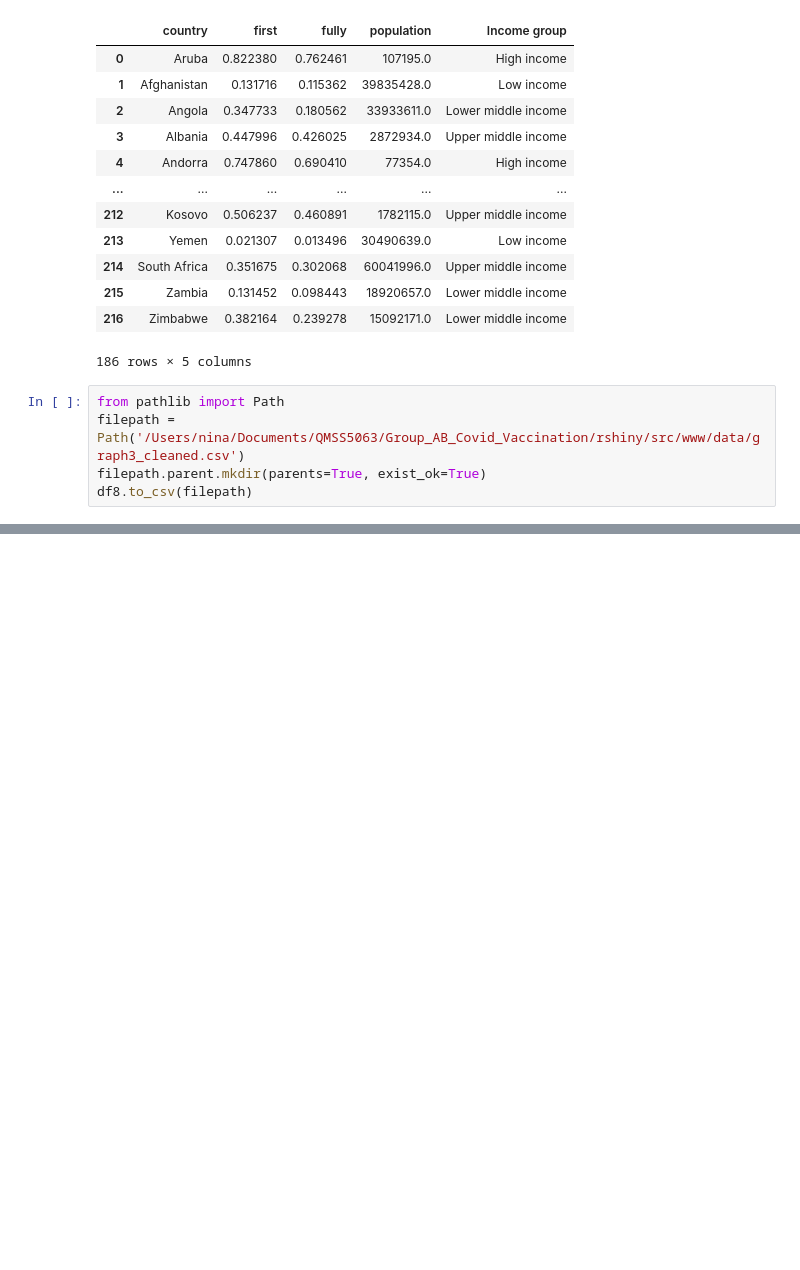
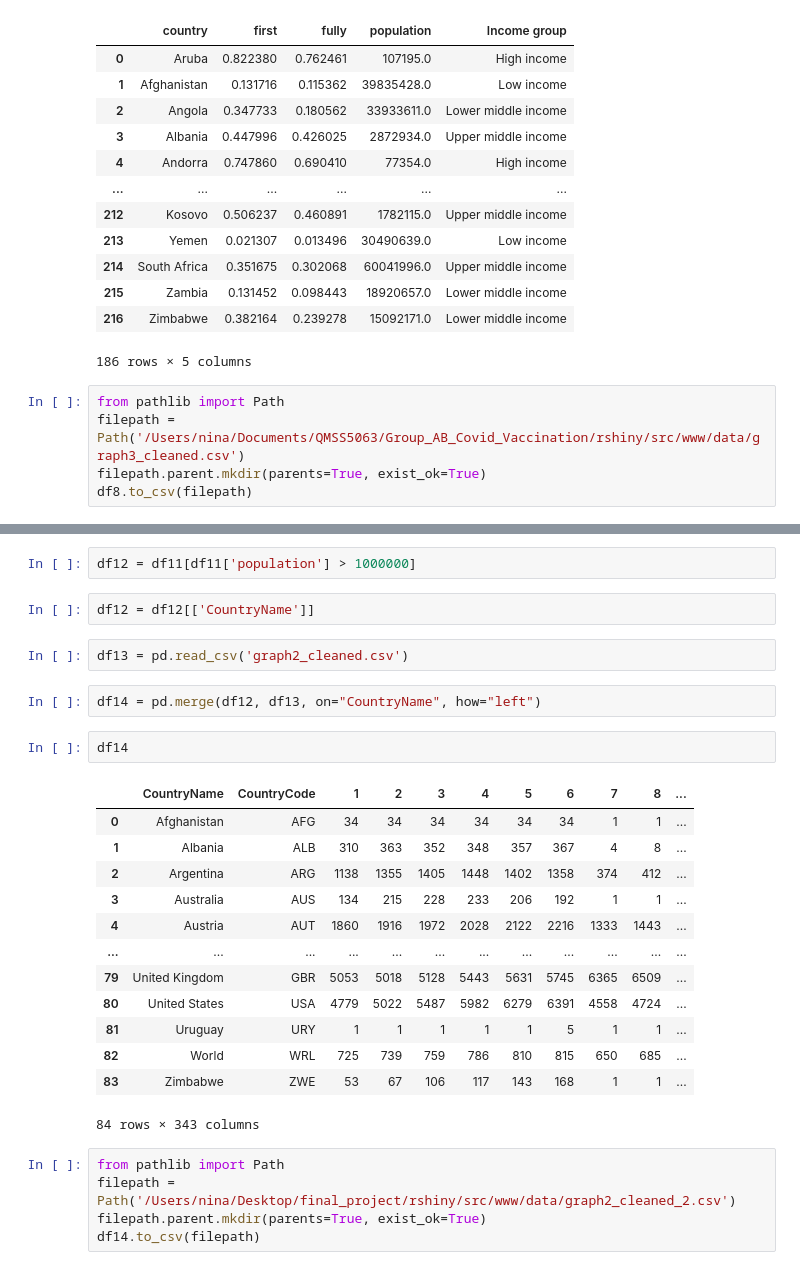
Before and after one commit to QMSS-G5063-2022/Group_AB_Covid_Vaccination, a Jupyter notebook: rshiny/src/www/data/clean_data.ipynb, the cells around one changed output, grey strips where cells are left out. Drawn from its saved outputs; the diff is of its cells as text; blank space fills up the shorter version.

```diff
--- a/rshiny/src/www/data/clean_data.ipynb
+++ b/rshiny/src/www/data/clean_data.ipynb
@@ -185,0 +213,29 @@ df8.to_csv(filepath)
+# %%
+df12 = df11[df11['population'] > 1000000]
+# %%
+df12 = df12[['CountryName']]
+# %%
+df13 = pd.read_csv('graph2_cleaned.csv')
+# %%
+df14 = pd.merge(df12, df13, on="CountryName", how="left")
+# %%
+df14
+# %% [output]
+|  | CountryName | CountryCode | 1 | 2 | 3 | 4 | 5 | 6 | 7 | 8 | ... |
+| 0 | Afghanistan | AFG | 34 | 34 | 34 | 34 | 34 | 34 | 1 | 1 | ... |
+| 1 | Albania | ALB | 310 | 363 | 352 | 348 | 357 | 367 | 4 | 8 | ... |
+| 2 | Argentina | ARG | 1138 | 1355 | 1405 | 1448 | 1402 | 1358 | 374 | 412 | ... |
+| 3 | Australia | AUS | 134 | 215 | 228 | 233 | 206 | 192 | 1 | 1 | ... |
+| 4 | Austria | AUT | 1860 | 1916 | 1972 | 2028 | 2122 | 2216 | 1333 | 1443 | ... |
+| ... | ... | ... | ... | ... | ... | ... | ... | ... | ... | ... | ... |
+| 79 | United Kingdom | GBR | 5053 | 5018 | 5128 | 5443 | 5631 | 5745 | 6365 | 6509 | ... |
+| 80 | United States | USA | 4779 | 5022 | 5487 | 5982 | 6279 | 6391 | 4558 | 4724 | ... |
+| 81 | Uruguay | URY | 1 | 1 | 1 | 1 | 1 | 5 | 1 | 1 | ... |
+| 82 | World | WRL | 725 | 739 | 759 | 786 | 810 | 815 | 650 | 685 | ... |
+| 83 | Zimbabwe | ZWE | 53 | 67 | 106 | 117 | 143 | 168 | 1 | 1 | ... |
+84 rows × 343 columns
+# %%
+from pathlib import Path
+filepath = Path('/Users/nina/Desktop/final_project/rshiny/src/www/data/graph2_cleaned_2.csv')
+filepath.parent.mkdir(parents=True, exist_ok=True)
+df14.to_csv(filepath)
```
Also changed, not shown: parts of 5 cells of this notebook, 6 other files.
